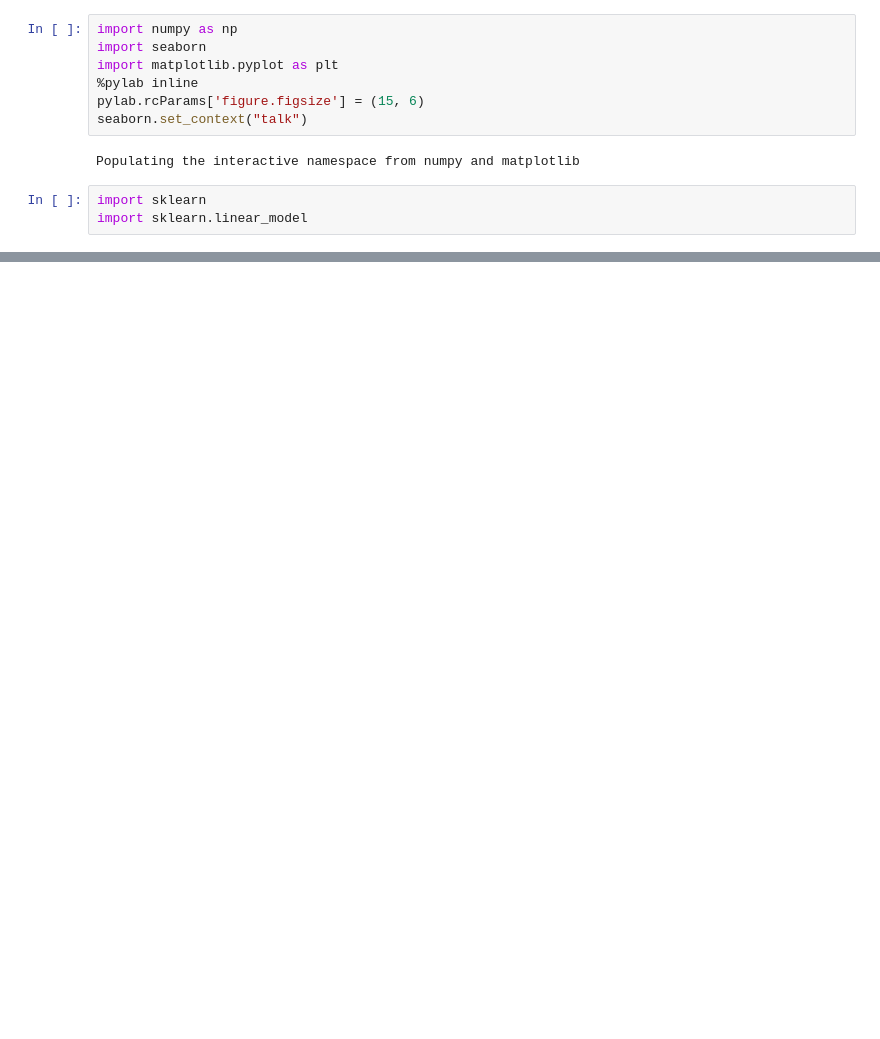
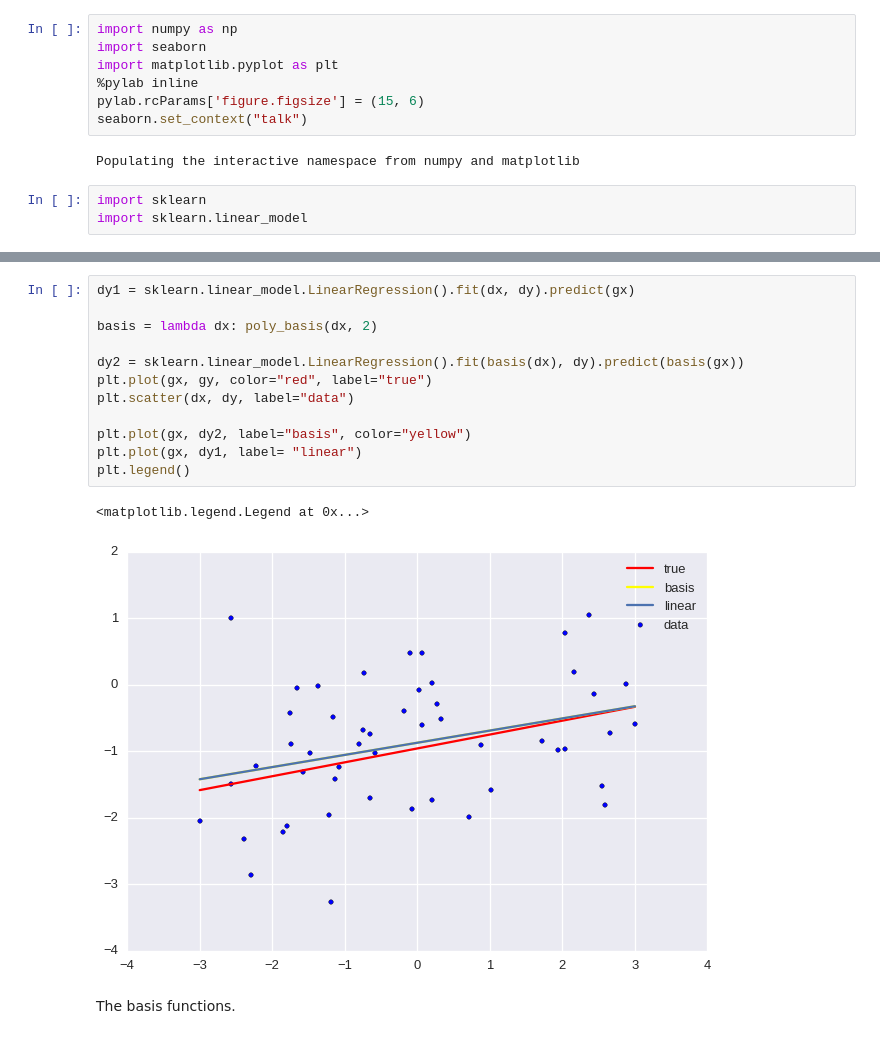
Before and after one commit to harvard-ml-courses/cs181-demos, a Jupyter notebook: BasisRegression.ipynb, the cells around one changed output, grey strips where cells are left out. Saved outputs shown, nothing was run; the diff lists cells and outputs as text; blank space fills up the shorter version.

```diff
--- a/BasisRegression.ipynb
+++ b/BasisRegression.ipynb
@@ -93,0 +74,17 @@ plt.ylim([-8,8])
+# %%
+dy1 = sklearn.linear_model.LinearRegression().fit(dx, dy).predict(gx)
+
+basis = lambda dx: poly_basis(dx, 2)
+
+dy2 = sklearn.linear_model.LinearRegression().fit(basis(dx), dy).predict(basis(gx))
+plt.plot(gx, gy, color="red", label="true")
+plt.scatter(dx, dy, label="data")
+
+plt.plot(gx, dy2, label="basis", color="yellow")
+plt.plot(gx, dy1, label= "linear")
+plt.legend()
+# %% [output]
+<matplotlib.legend.Legend at 0x...>
+[figure, added]
+# %% [markdown]
+The basis functions.
```
Also changed, not shown: parts of 15 cells of this notebook.
